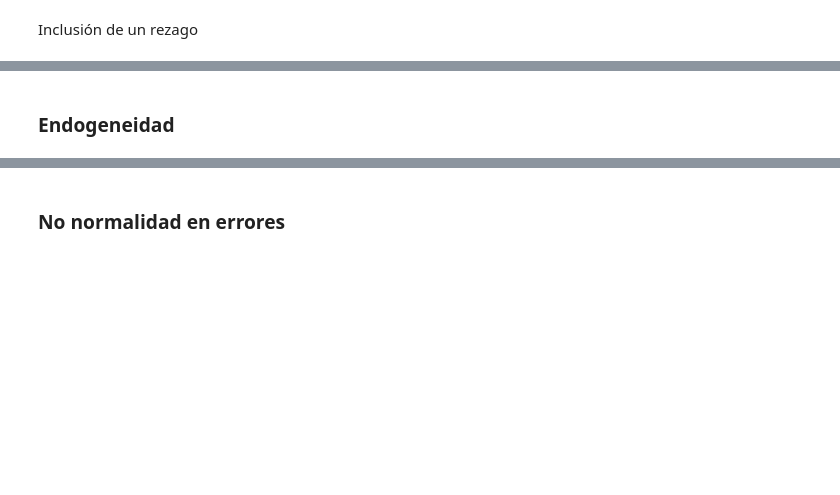
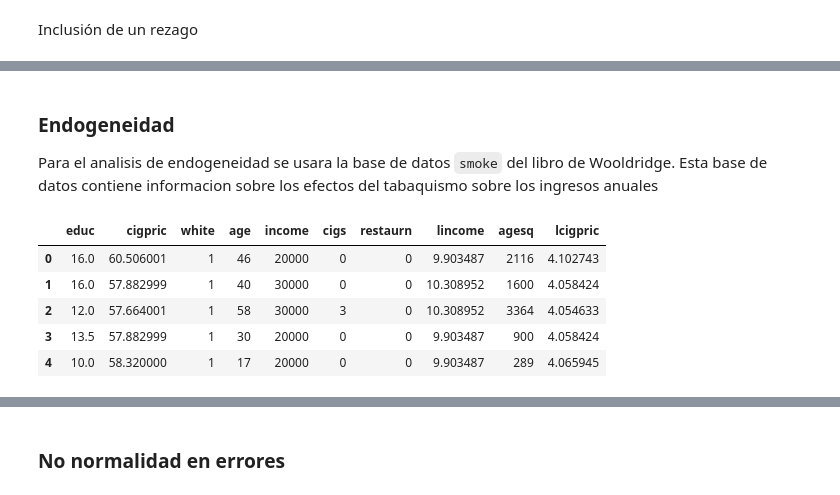
Before and after one commit to mauricioalvaradoo/cross_sectional, a Jupyter notebook: 3 NoAssumptions.ipynb, the cells around one changed output, grey strips where cells are left out. Saved outputs shown, nothing was run; the diff lists cells and outputs as text; code cells hidden in the pictures; blank space fills up the shorter version.

Commit message:
endogeneidad completado

```diff
--- a/3 NoAssumptions.ipynb
+++ b/3 NoAssumptions.ipynb
@@ -285,2 +350,13 @@ test_breusch_godfrey(results, maxlags=3)
-# %% [markdown]
-### Endogeneidad
+# %% [markdown]
+### Endogeneidad
+Para el analisis de endogeneidad se usara la base de datos `smoke` del libro de Wooldridge. Esta base de datos contiene informacion sobre los efectos del tabaquismo sobre los ingresos anuales
+# %%
+dta = pd.read_stata("./data/smoke.dta")
+dta.head()
+# %% [output]
+|  | educ | cigpric | white | age | income | cigs | restaurn | lincome | agesq | lcigpric |
+| 0 | 16.0 | 60.506001 | 1 | 46 | 20000 | 0 | 0 | 9.903487 | 2116 | 4.102743 |
+| 1 | 16.0 | 57.882999 | 1 | 40 | 30000 | 0 | 0 | 10.308952 | 1600 | 4.058424 |
+| 2 | 12.0 | 57.664001 | 1 | 58 | 30000 | 3 | 0 | 10.308952 | 3364 | 4.054633 |
+| 3 | 13.5 | 57.882999 | 1 | 30 | 20000 | 0 | 0 | 9.903487 | 900 | 4.058424 |
+| 4 | 10.0 | 58.320000 | 1 | 17 | 20000 | 0 | 0 | 9.903487 | 289 | 4.065945 |
```
Also changed, not shown: parts of 21 cells of this notebook, 4 other files.
